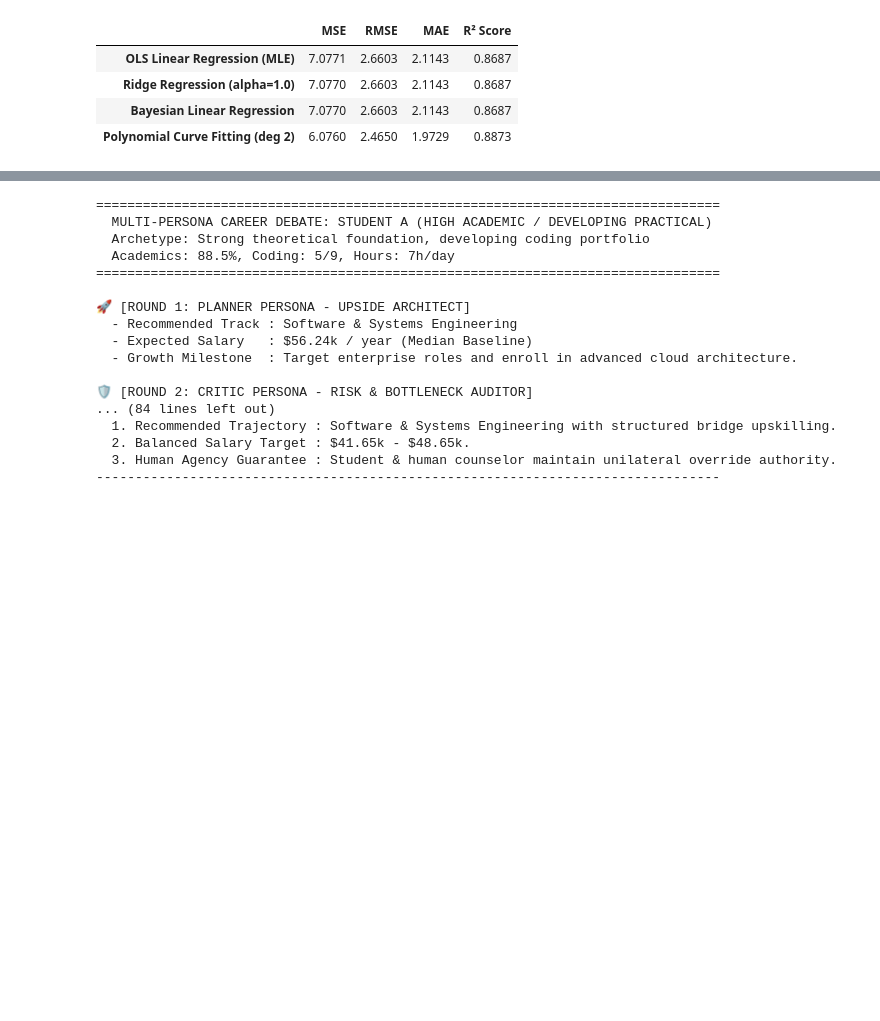
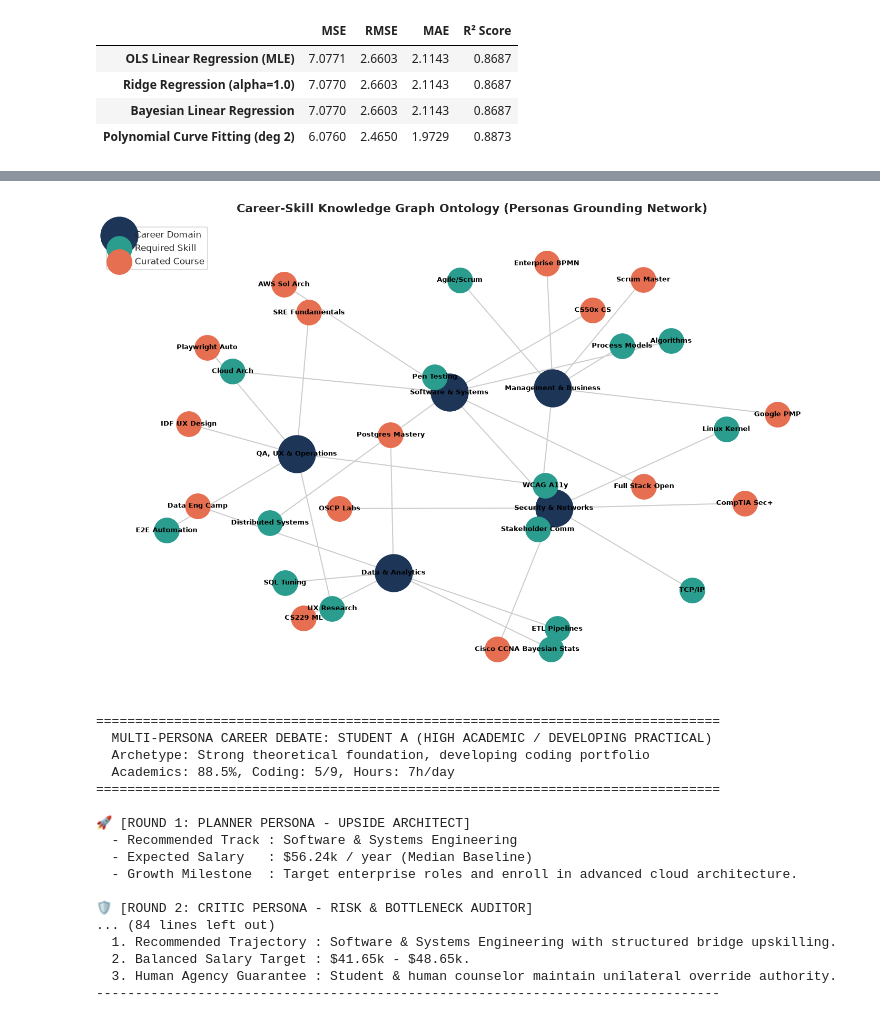
Before and after one commit to parth2024-tech/SRM-21CSC305P-Machine-Learning-Career-Guidance-Debate-Agent, a Jupyter notebook: pbl1_career_guidance_debate.ipynb, the cells around one changed output, grey strips where cells are left out. Drawn from its saved outputs; the diff is of its cells as text; code cells hidden in the pictures; blank space fills up the shorter version.

Commit message:
feat: complete forensic verification of all 5 PBL 1 rubrics with career-skill graph

```diff
--- a/pbl1_career_guidance_debate.ipynb
+++ b/pbl1_career_guidance_debate.ipynb
@@ -429 +429,60 @@ Rather than trusting a single model, three complementary personas independently
+# %%
+# [Cell 8] Career-Skill Knowledge Graph Construction & Visualization (NetworkX)
+import networkx as nx
+
+# Define Knowledge Graph Ontology
+kg_data = {
+    "Software & Systems": {
+        "skills": ["Algorithms", "Distributed Systems", "Cloud Arch"],
+        "courses": ["CS50x CS", "AWS Sol Arch", "Full Stack Open"]
+    },
+    "Data & Analytics": {
+        "skills": ["SQL Tuning", "ETL Pipelines", "Bayesian Stats"],
+        "courses": ["CS229 ML", "Postgres Mastery", "Data Eng Camp"]
+    },
+    "Security & Networks": {
+        "skills": ["TCP/IP", "Pen Testing", "Linux Kernel"],
+        "courses": ["Cisco CCNA", "CompTIA Sec+", "OSCP Labs"]
+    },
+    "Management & Business": {
+        "skills": ["Agile/Scrum", "Process Models", "Stakeholder Comm"],
+        "courses": ["Google PMP", "Scrum Master", "Enterprise BPMN"]
+    },
+    "QA, UX & Operations": {
+        "skills": ["E2E Automation", "UX Research", "WCAG A11y"],
+        "courses": ["IDF UX Design", "Playwright Auto", "SRE Fundamentals"]
+    }
+}
+
+G = nx.Graph()
+for domain, content in kg_data.items():
+    G.add_node(domain, node_type="Domain")
+    for s in content["skills"]:
+        G.add_node(s, node_type="Skill")
+        G.add_edge(domain, s, rel="REQUIRES")
+    for c in content["courses"]:
+        G.add_node(c, node_type="Course")
+        G.add_edge(domain, c, rel="PREPARES")
+
+plt.figure(figsize=(12, 8))
+pos = nx.spring_layout(G, seed=42, k=0.8)
+
+# Color nodes by type
+domain_nodes = [n for n, d in G.nodes(data=True) if d.get('node_type') == 'Domain']
+skill_nodes = [n for n, d in G.nodes(data=True) if d.get('node_type') == 'Skill']
+course_nodes = [n for n, d in G.nodes(data=True) if d.get('node_type') == 'Course']
+
+nx.draw_networkx_nodes(G, pos, nodelist=domain_nodes, node_color='#1d3557', node_size=1800, label='Career Domain')
+nx.draw_networkx_nodes(G, pos, nodelist=skill_nodes, node_color='#2a9d8f', node_size=800, label='Required Skill')
+nx.draw_networkx_nodes(G, pos, nodelist=course_nodes, node_color='#e76f51', node_size=800, label='Curated Course')
+nx.draw_networkx_edges(G, pos, edge_color='#cccccc', width=1.2)
+nx.draw_networkx_labels(G, pos, font_size=8, font_family='sans-serif', font_weight='bold')
+
+plt.title("Career-Skill Knowledge Graph Ontology (Personas Grounding Network)", fontsize=13, fontweight='bold', pad=12)
+plt.legend(scatterpoints=1, loc='upper left', frameon=True)
+plt.axis('off')
+plt.tight_layout()
+plt.show()
+# %% [output]
+[figure, added]
 # %%
```
Also changed, not shown: parts of 6 cells of this notebook, 3 other files.
